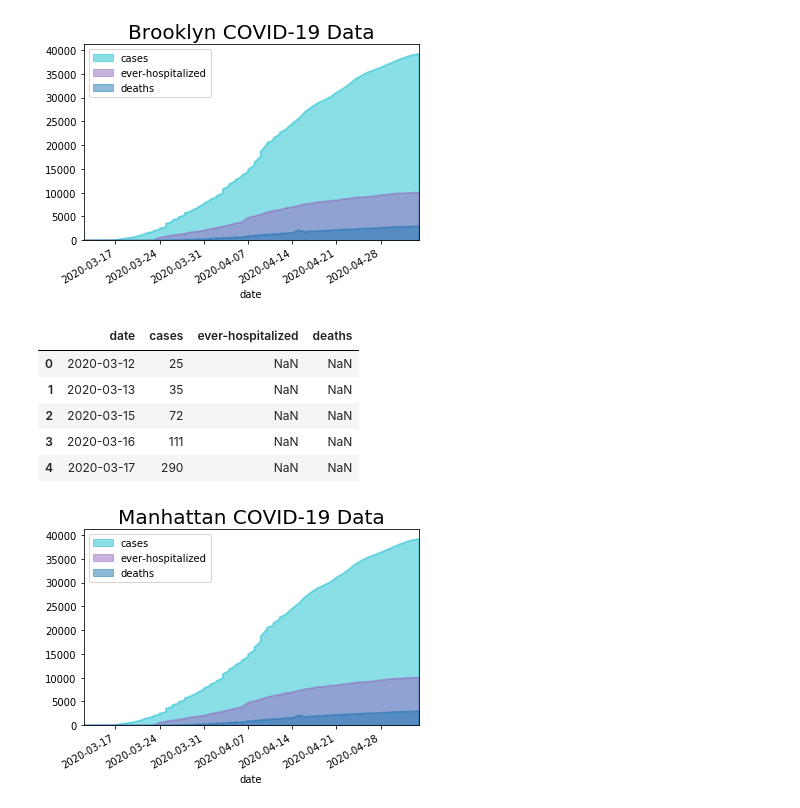
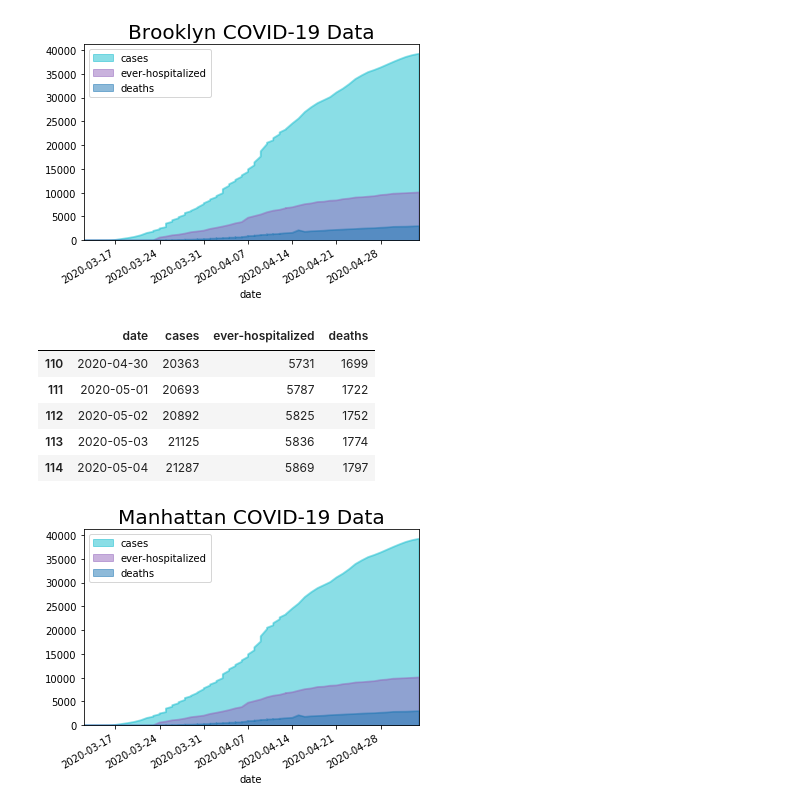
Before and after one commit to ArcZz/Nyc_Cov19_project, a Jupyter notebook: Part_1.ipynb, the cells around one changed output. Drawn from its saved outputs; the diff is of its cells as text; code cells hidden in the pictures.

```diff
--- a/Part_1.ipynb
+++ b/Part_1.ipynb
@@ -93,6 +93,9 @@ def regionData (regionSourceData, region):
 
     mergeHelper = pd.merge(case, hosp, how = "outer", on = ["date"])
     regionAllData = pd.merge(mergeHelper, death, how = "outer", on = ["date"])
+    regionAllData = regionAllData.fillna(0)
+    regionAllData[["cases", "ever-hospitalized", "deaths"]] \
+                    = regionAllData[["cases", "ever-hospitalized", "deaths"]].astype(int)
 
     return regionAllData
 # %%
@@ -178,16 +181,16 @@ regionPlot (brooklynAllData, region)
 # %%
 # case, death, haspitalized data for manhattan
 manhattanData = borough[["date","type","manhattan"]]
 region = "manhattan"
 manhattanAllData = regionData (manhattanData, region)
-manhattanAllData.head(5)
+manhattanAllData.tail(5)
 # %% [output]
 |  | date | cases | ever-hospitalized | deaths |
-| 0 | 2020-03-12 | 25 | NaN | NaN |
-| 1 | 2020-03-13 | 35 | NaN | NaN |
-| 2 | 2020-03-15 | 72 | NaN | NaN |
-| 3 | 2020-03-16 | 111 | NaN | NaN |
-| 4 | 2020-03-17 | 290 | NaN | NaN |
+| 110 | 2020-04-30 | 20363 | 5731 | 1699 |
+| 111 | 2020-05-01 | 20693 | 5787 | 1722 |
+| 112 | 2020-05-02 | 20892 | 5825 | 1752 |
+| 113 | 2020-05-03 | 21125 | 5836 | 1774 |
+| 114 | 2020-05-04 | 21287 | 5869 | 1797 |
 # %%
 regionPlot (manhattanAllData, region)
 # %% [output]
```
Also changed, not shown: parts of 6 cells of this notebook.
